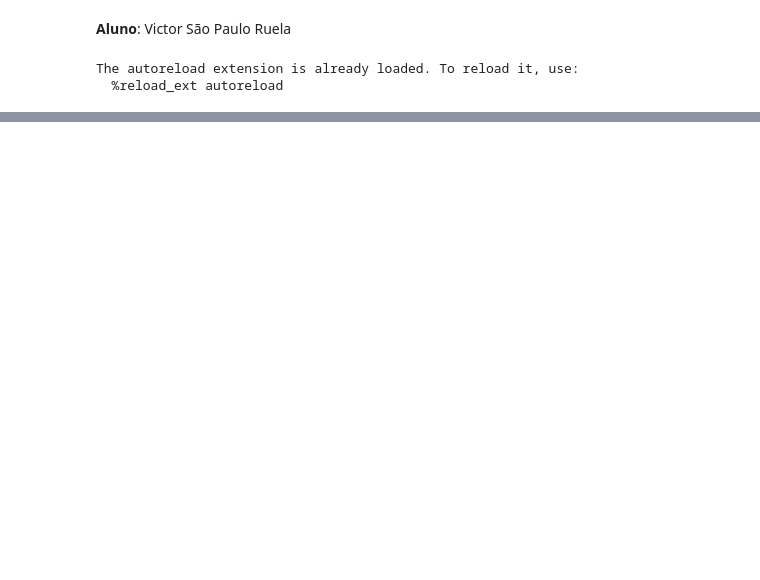
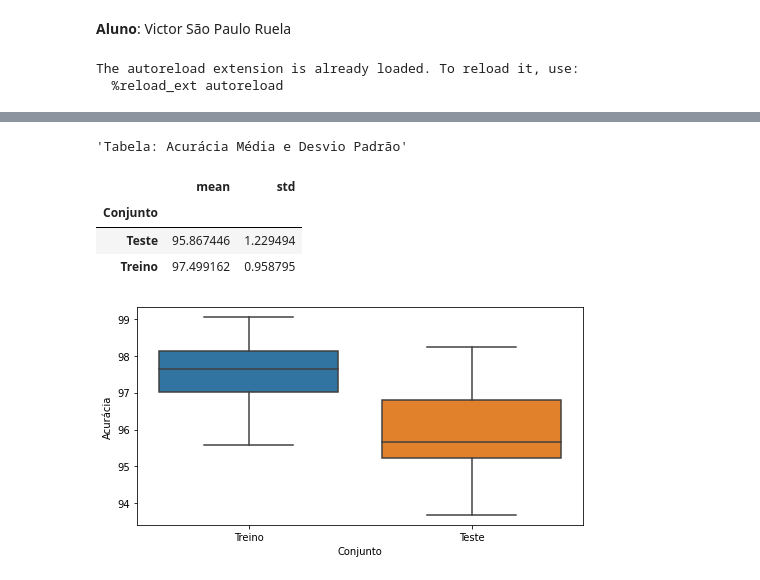
Before and after one commit to vicrsp/rna-ppgee, a Jupyter notebook: exercicios/ex6/Redes Neurais Artificiais - Exercício 6.ipynb, the cells around one changed output, grey strips where cells are left out. Drawn from its saved outputs; the diff is of its cells as text; code cells hidden in the pictures; blank space fills up the shorter version.

```diff
--- a/exercicios/ex6/Redes Neurais Artificiais - Exercício 6.ipynb
+++ b/exercicios/ex6/Redes Neurais Artificiais - Exercício 6.ipynb
@@ -275,0 +246,43 @@ elm_experiment(X_hd, y_hd,neurons=[5,10,30,50,100,300])
+# %%
+def perceptron_experiment(data_sets, N=5, plot=True):
+    model = LinearPerceptron(max_epochs=100)
+    accuracy_results_train = []
+    accuracy_results_test = []
+
+    for ds in tqdm(data_sets.values()):
+        X_train, y_train, X_test, y_test = ds
+        accuracy_test = []
+        accuracy_train = []
+        for i in tqdm(range(N)):
+            # train the model on training set
+            w = model.train(X_train, y_train)
+            # make predictions for the teste set
+            yhat = model.predict(X_test, w)
+            yhat_train = model.predict(X_train, w)
+
+            accuracy_test.append(calculate_accuracy(y_test, yhat))
+            accuracy_train.append(calculate_accuracy(y_train, yhat_train))
+
+        # accuracy
+        accuracy_results_test.append(np.mean(accuracy_test))
+        accuracy_results_train.append(np.mean(accuracy_train))
+
+    def convert_results(res, set):
+        df = pd.DataFrame(res, columns=['Acurácia'])
+        df['Conjunto'] = set
+        return df
+
+    train_values_df = convert_results(accuracy_results_train, 'Treino')
+    test_values_df = convert_results(accuracy_results_test, 'Teste')
+
+    experiment_values_df = pd.concat([train_values_df, test_values_df], ignore_index=True)
+    # Clears output
+    clear_output(wait=True)
+    if (plot==True):
+        # Plot the accuracy boxplots
+        plt.figure(figsize=(8,4))
+        sns.boxplot(data=experiment_values_df, x='Conjunto',y='Acurácia', showfliers=False)
+
+        # Print the results table
+        display('Tabela: Acurácia Média e Desvio Padrão')
+        display(experiment_values_df.groupby('Conjunto')['Acurácia'].agg([np.mean, np.std]))
@@ -275,0 +293,9 @@ elm_experiment(X_hd, y_hd,neurons=[5,10,30,50,100,300])
+# %%
+perceptron_experiment(datasets_bc)
+# %% [output]
+'Tabela: Acurácia Média e Desvio Padrão'
+|  | mean | std |
+| Conjunto |  |  |
+| Teste | 95.867446 | 1.229494 |
+| Treino | 97.499162 | 0.958795 |
+[figure, added]
```
Also changed, not shown: parts of 16 cells of this notebook, 1 other file.
